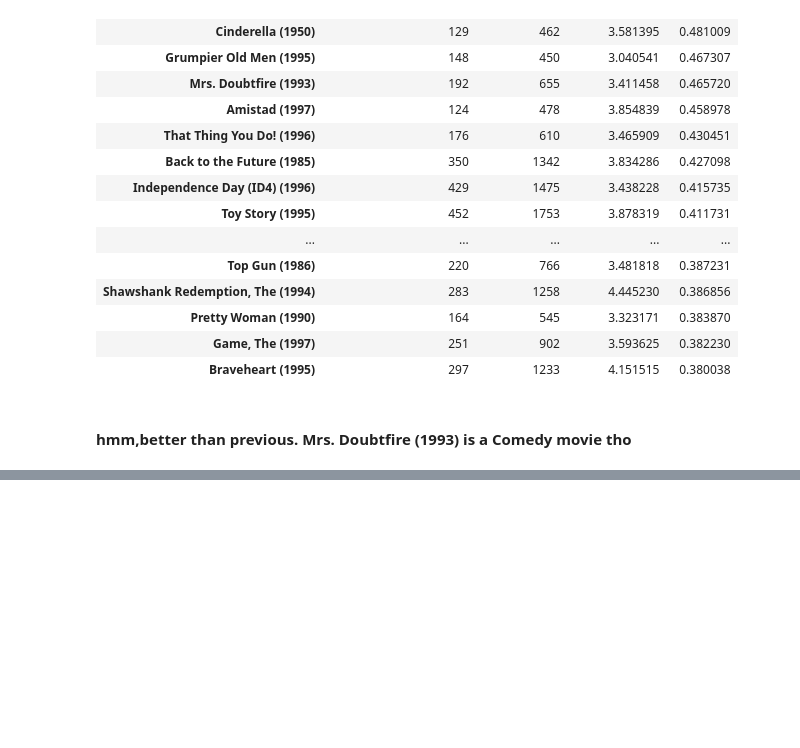
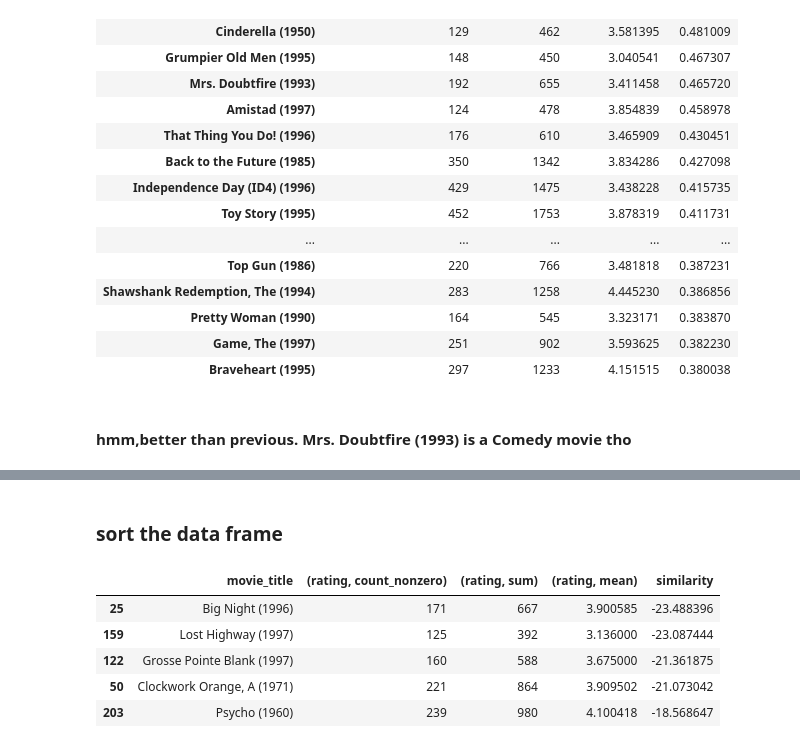
Before and after one commit to Mantej-Singh/Movie-Recommendation, a Jupyter notebook: Recommending Movies.ipynb, the cells around one changed output, grey strips where cells are left out. Saved outputs shown, nothing was run; the diff lists cells and outputs as text; code cells hidden in the pictures; blank space fills up the shorter version.

```diff
--- a/Recommending Movies.ipynb
+++ b/Recommending Movies.ipynb
@@ -223,0 +233,12 @@ df.sort_values(['similarity'], ascending=False).head(20)
+# %% [markdown]
+### sort the data frame
+# %%
+df2=df.sort_values(['similarity'], ascending=True)
+df2.head()
+# %% [output]
+|  | movie_title | (rating, count_nonzero) | (rating, sum) | (rating, mean) | similarity |
+| 25 | Big Night (1996) | 171 | 667 | 3.900585 | -23.488396 |
+| 159 | Lost Highway (1997) | 125 | 392 | 3.136000 | -23.087444 |
+| 122 | Grosse Pointe Blank (1997) | 160 | 588 | 3.675000 | -21.361875 |
+| 50 | Clockwork Orange, A (1971) | 221 | 864 | 3.909502 | -21.073042 |
+| 203 | Psycho (1960) | 239 | 980 | 4.100418 | -18.568647 |
```
Also changed, not shown: parts of 9 cells of this notebook.
